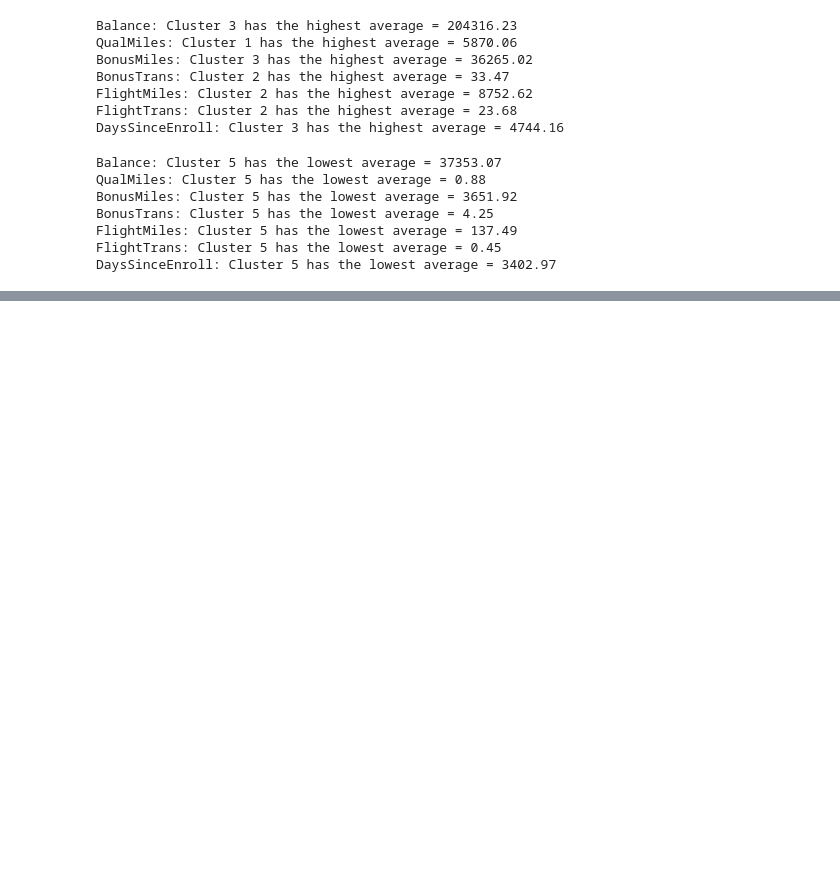
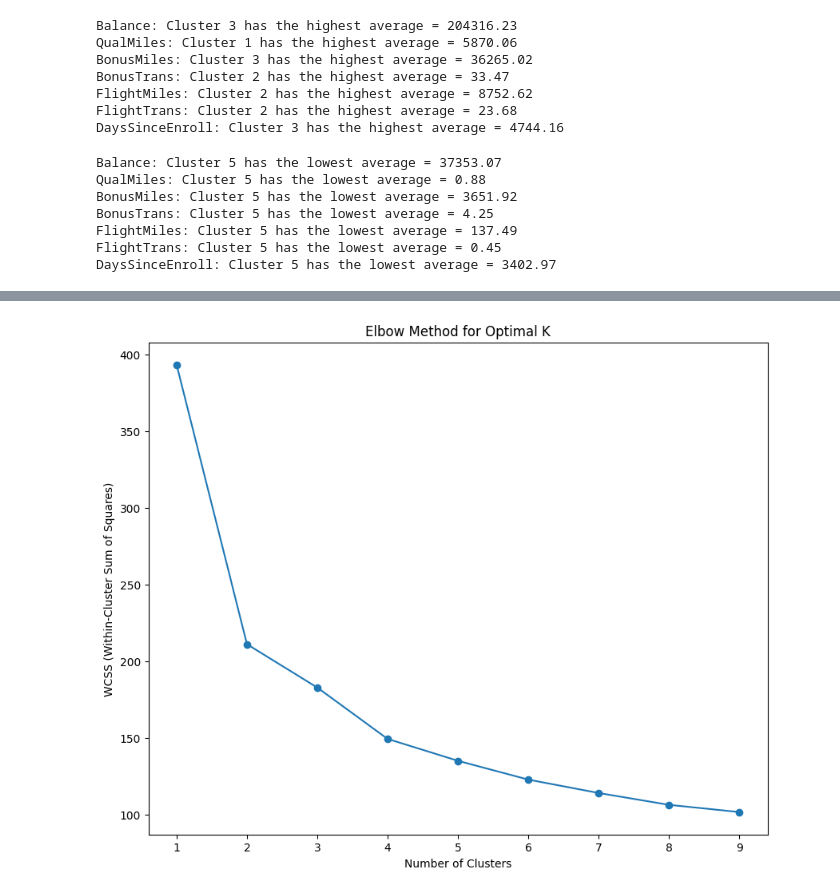
Before and after one commit to yuri-spizhovyi-mit/ET6-ML, a Jupyter notebook: module_2/market_segmentation_for_airlines.ipynb, the cells around one changed output, grey strips where cells are left out. Drawn from its saved outputs; the diff is of its cells as text; code cells hidden in the pictures; blank space fills up the shorter version.

```diff
--- a/module_2/market_segmentation_for_airlines.ipynb
+++ b/module_2/market_segmentation_for_airlines.ipynb
@@ -204,0 +207,7 @@ DaysSinceEnroll: Cluster 5 has the lowest average = 3402.97
+# %%
+from sklearn.preprocessing import MinMaxScaler
+
+
+scaler = MinMaxScaler()
+df_normalized = pd.DataFrame(scaler.fit_transform(df_airlines), columns=df_airlines.columns)
+df_normalized.head()
@@ -204,0 +221,19 @@ DaysSinceEnroll: Cluster 5 has the lowest average = 3402.97
+# %%
+from sklearn.cluster import KMeans
+### Elbow method for finding the optimal k
+cluster_range = range(1, 10)
+wcss = []
+for k in cluster_range:
+  kmeans = KMeans(n_clusters=k, random_state=88)
+  kmeans.fit(df_normalized)
+  wcss.append(kmeans.inertia_)
+
+# Plot Elbow Method
+plt.figure(figsize=(10, 8))
+plt.plot(cluster_range, wcss, marker='o')
+plt.xlabel("Number of Clusters")
+plt.ylabel("WCSS (Within-Cluster Sum of Squares)")
+plt.title("Elbow Method for Optimal K")
+plt.show()
+# %% [output]
+[figure, added]
```
Also changed, not shown: parts of 3 cells of this notebook.
